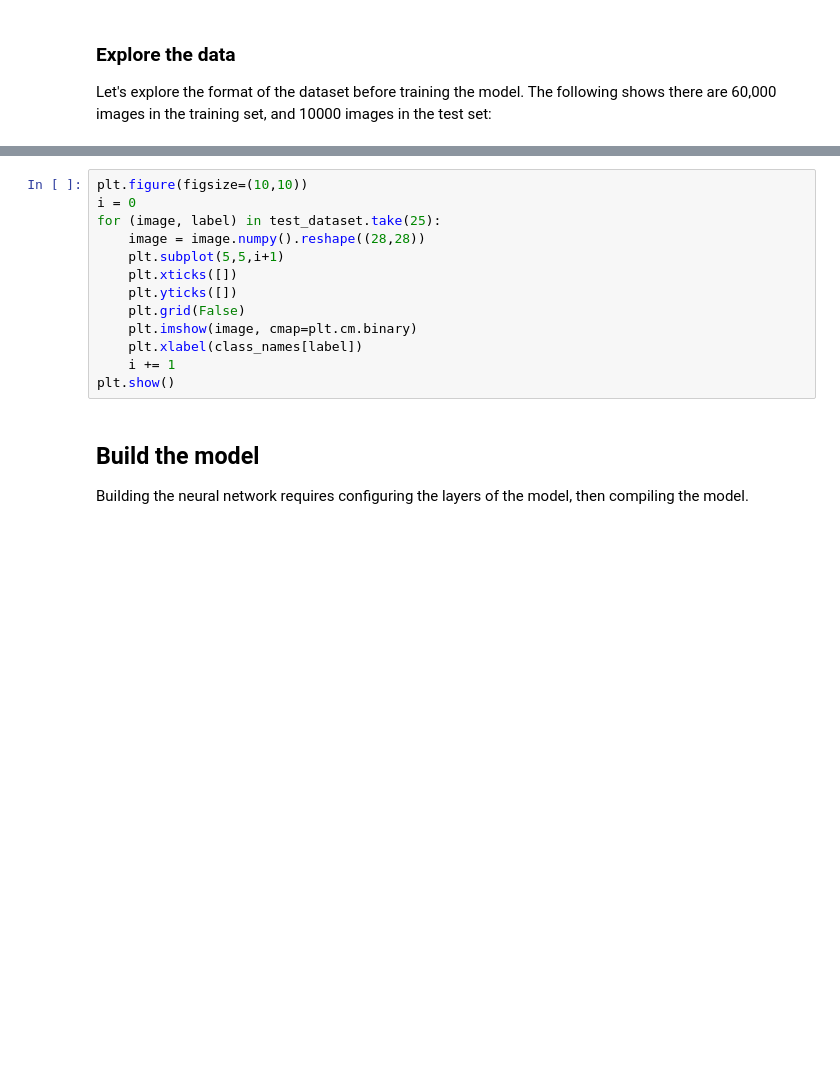
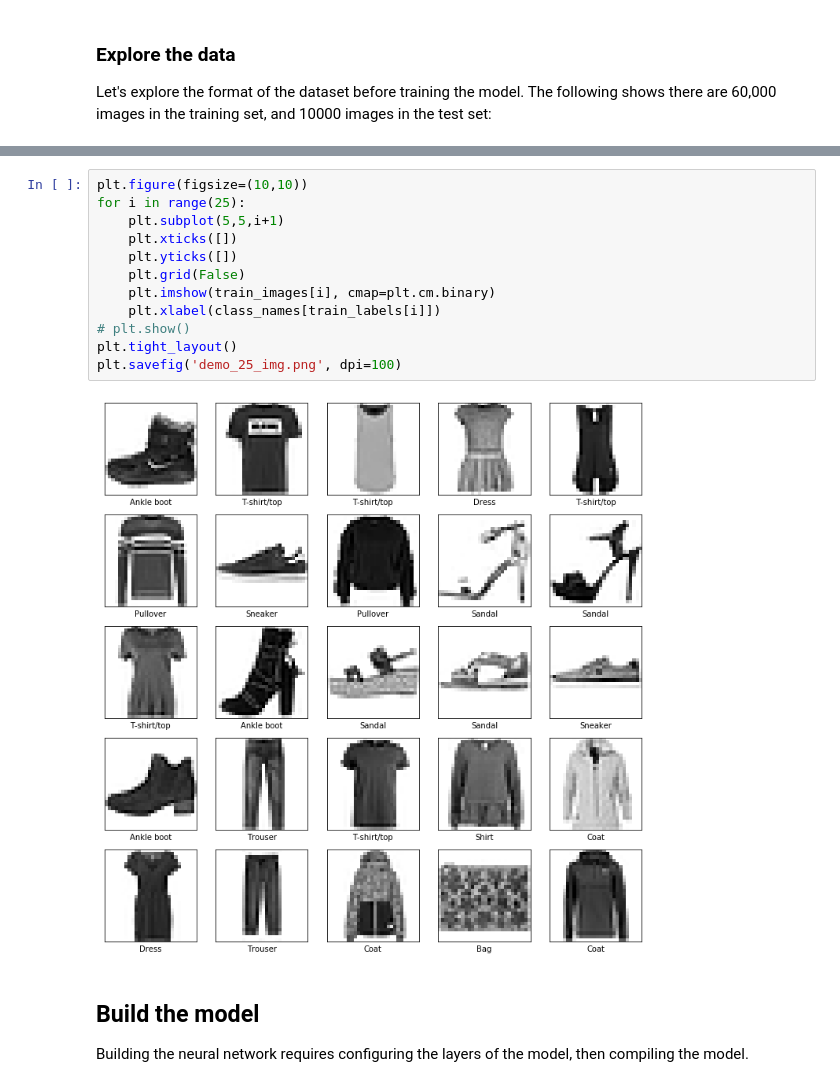
Before and after one commit to OnlyBelter/examples, a Jupyter notebook: courses/udacity_intro_to_tensorflow_for_deep_learning/l03c01_classifying_images_of_clothing.ipynb, the cells around one changed output, grey strips where cells are left out. Cells and saved outputs as stored; diff of their text form; blank space fills up the shorter version.

```diff
--- a/courses/udacity_intro_to_tensorflow_for_deep_learning/l03c01_classifying_images_of_clothing.ipynb
+++ b/courses/udacity_intro_to_tensorflow_for_deep_learning/l03c01_classifying_images_of_clothing.ipynb
@@ -217,16 +267,17 @@ Display the first 25 images from the *training set* and display the class name b
 # %%
 plt.figure(figsize=(10,10))
-i = 0
-for (image, label) in test_dataset.take(25):
-    image = image.numpy().reshape((28,28))
+for i in range(25):
     plt.subplot(5,5,i+1)
     plt.xticks([])
     plt.yticks([])
     plt.grid(False)
-    plt.imshow(image, cmap=plt.cm.binary)
-    plt.xlabel(class_names[label])
-    i += 1
-plt.show()
+    plt.imshow(train_images[i], cmap=plt.cm.binary)
+    plt.xlabel(class_names[train_labels[i]])
+# plt.show()
+plt.tight_layout()
+plt.savefig('demo_25_img.png', dpi=100)
+# %% [output]
+[figure, added]
 # %% [markdown]
 ## Build the model
 
```
Also changed, not shown: parts of 61 cells of this notebook, 9 other files.
